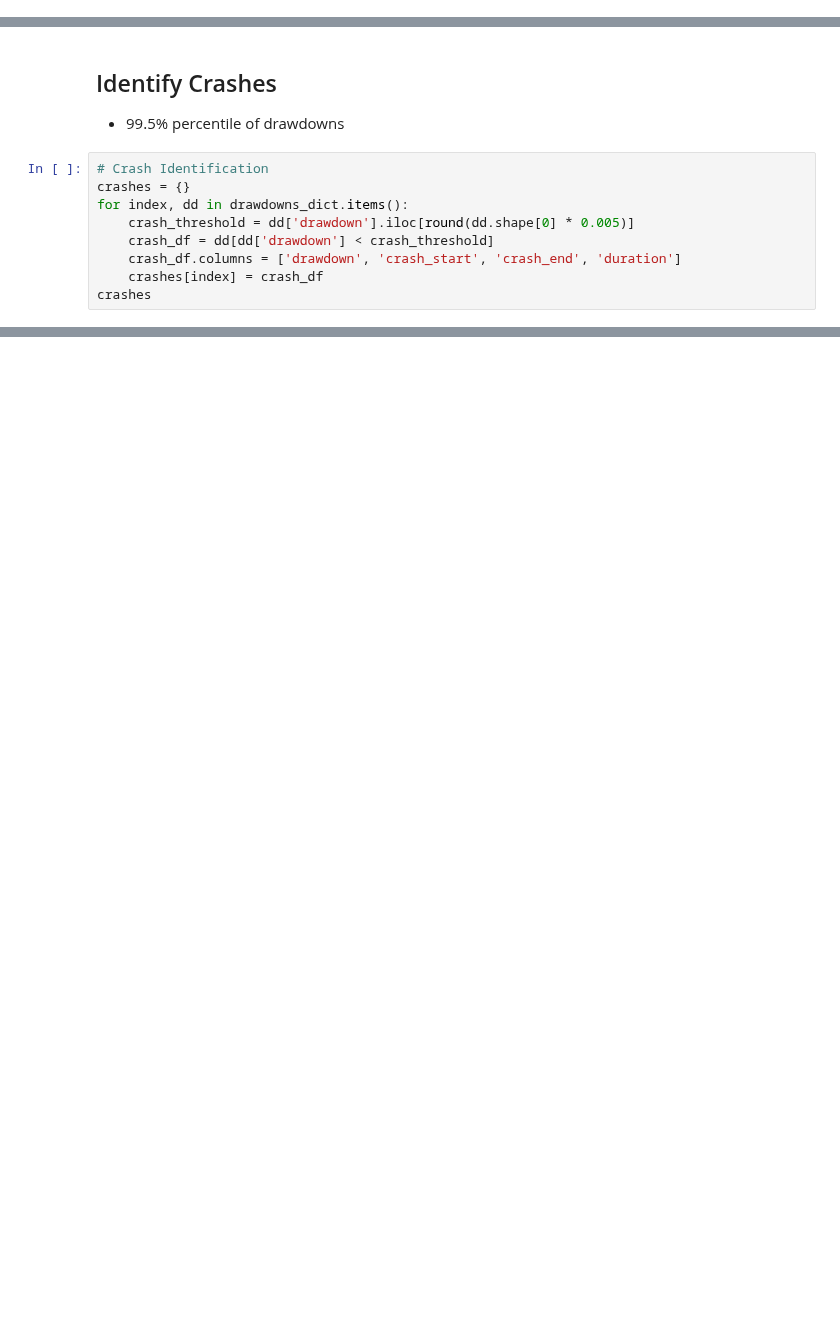
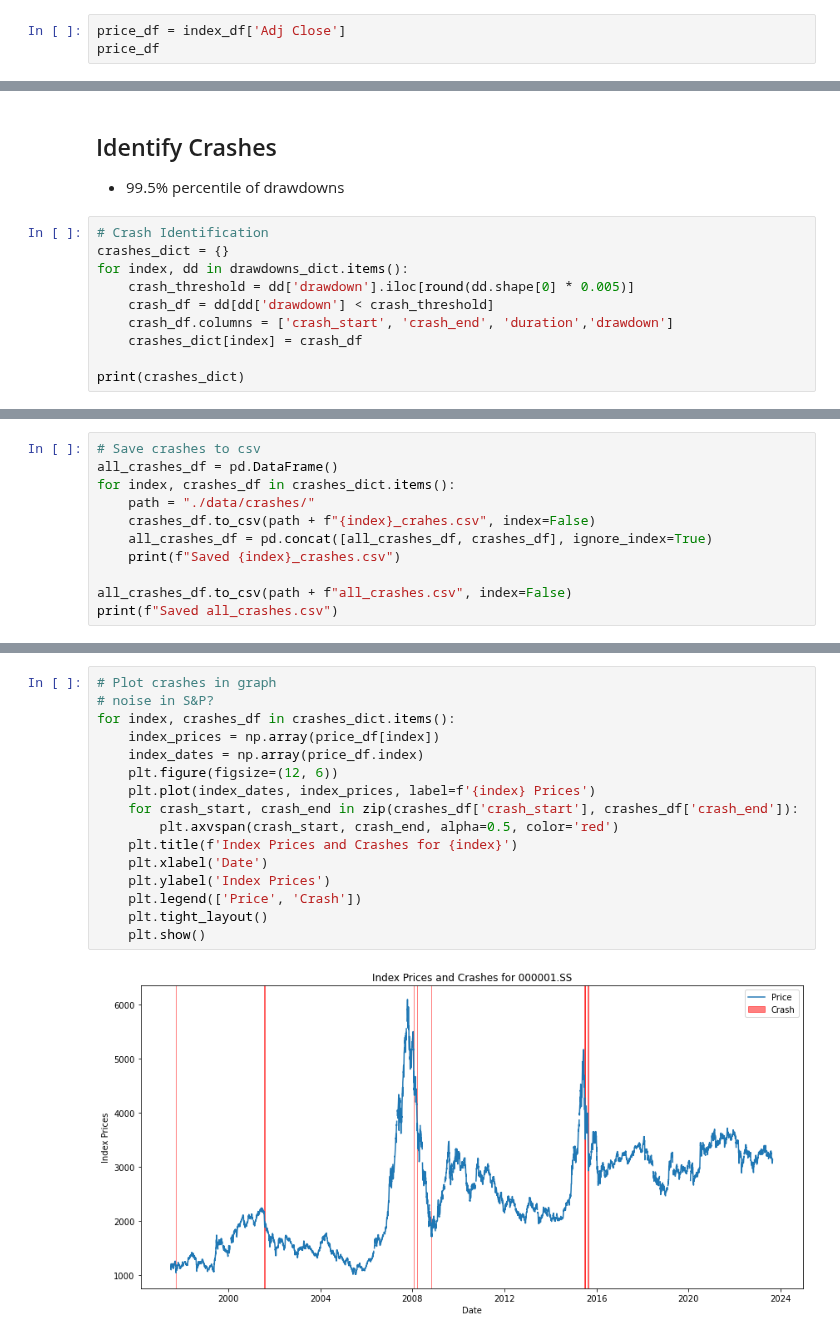
Before and after one commit to nicockt/fyp-2024, a Jupyter notebook: Data Processing.ipynb, the cells around one changed output, grey strips where cells are left out. Drawn from its saved outputs; the diff is of its cells as text; blank space fills up the shorter version.

Commit message:
Visualise crashes

```diff
--- a/Data Processing.ipynb
+++ b/Data Processing.ipynb
@@ -29,3 +30,6 @@ Date
 [24020 rows x 48 columns]
 # %% [markdown]
 ## Return
+# %%
+price_df = index_df['Adj Close']
+price_df
@@ -234,11 +233,12 @@ dd_df
 - 99.5% percentile of drawdowns
 # %%
 # Crash Identification
-crashes = {}
+crashes_dict = {}
 for index, dd in drawdowns_dict.items():
     crash_threshold = dd['drawdown'].iloc[round(dd.shape[0] * 0.005)]
     crash_df = dd[dd['drawdown'] < crash_threshold]
-    crash_df.columns = ['drawdown', 'crash_start', 'crash_end', 'duration']
-    crashes[index] = crash_df
-crashes
+    crash_df.columns = ['crash_start', 'crash_end', 'duration','drawdown']
+    crashes_dict[index] = crash_df
+
+print(crashes_dict)
 # %% [output]
@@ -261,0 +262,11 @@ crashes
+# %%
+# Save crashes to csv
+all_crashes_df = pd.DataFrame()
+for index, crashes_df in crashes_dict.items():
+    path = "./data/crashes/"
+    crashes_df.to_csv(path + f"{index}_crahes.csv", index=False)
+    all_crashes_df = pd.concat([all_crashes_df, crashes_df], ignore_index=True)
+    print(f"Saved {index}_crashes.csv")
+
+all_crashes_df.to_csv(path + f"all_crashes.csv", index=False)
+print(f"Saved all_crashes.csv")
@@ -268,2 +289,20 @@ crash_count
 # %% [output]
 107
+# %%
+# Plot crashes in graph
+# noise in S&P?
+for index, crashes_df in crashes_dict.items():
+    index_prices = np.array(price_df[index])
+    index_dates = np.array(price_df.index)
+    plt.figure(figsize=(12, 6))
+    plt.plot(index_dates, index_prices, label=f'{index} Prices')
+    for crash_start, crash_end in zip(crashes_df['crash_start'], crashes_df['crash_end']):
+        plt.axvspan(crash_start, crash_end, alpha=0.5, color='red')
+    plt.title(f'Index Prices and Crashes for {index}')
+    plt.xlabel('Date')
+    plt.ylabel('Index Prices')
+    plt.legend(['Price', 'Crash'])
+    plt.tight_layout()
+    plt.show()
+# %% [output]
+[figure, added]
```
Also changed, not shown: parts of 12 cells of this notebook, 9 other files.
